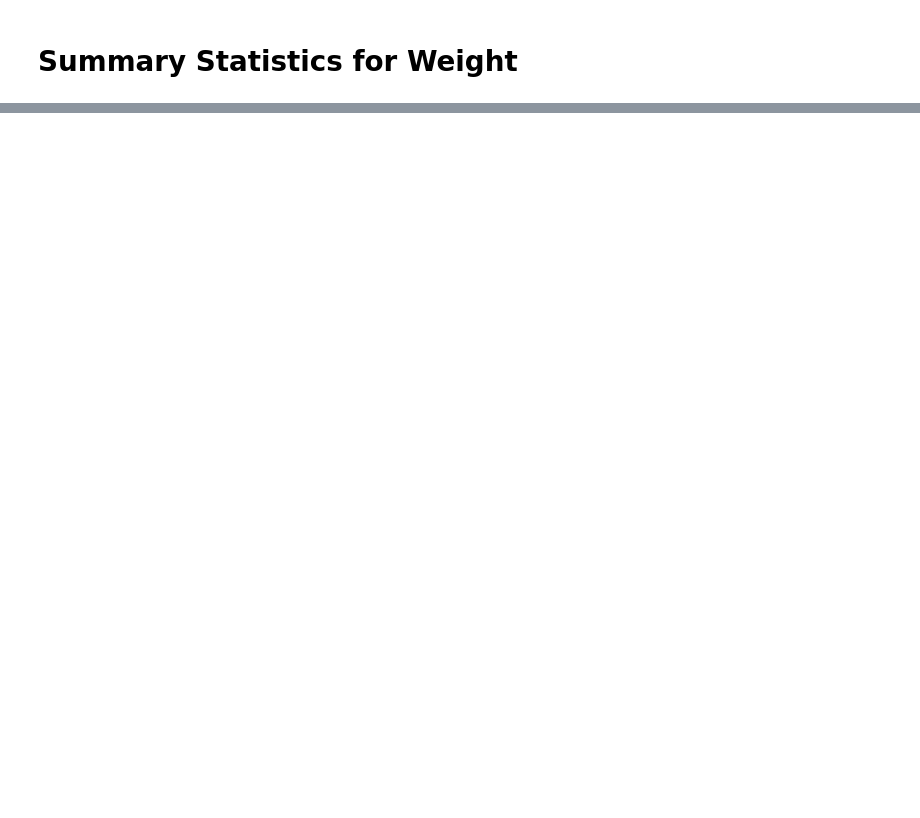
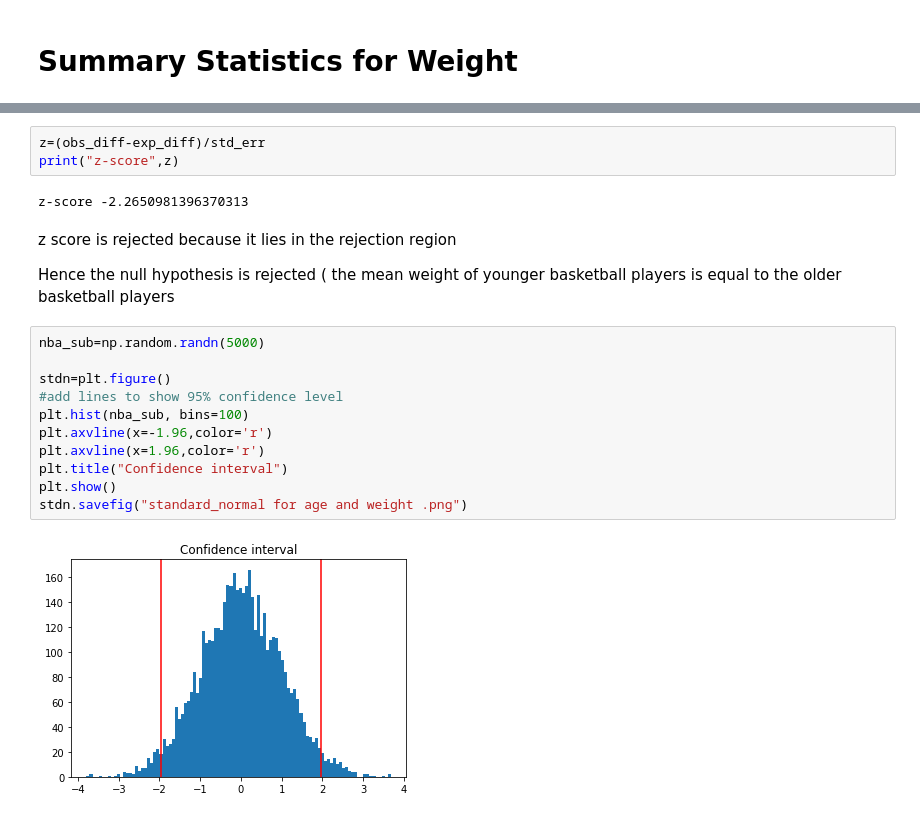
Before and after one commit to Gyagenda/Python-Boot-Camp-, a Jupyter notebook: bootcamp_project.ipynb, the cells around one changed output, grey strips where cells are left out. Cells and saved outputs as stored; diff of their text form; blank space fills up the shorter version.

```diff
--- a/bootcamp_project.ipynb
+++ b/bootcamp_project.ipynb
@@ -140,0 +226,23 @@ ValueError: x and y must be the same size
+# %%
+z=(obs_diff-exp_diff)/std_err
+print("z-score",z)
+# %% [output]
+z-score -2.2650981396370313
+# %% [markdown]
+z score is rejected because it lies in  the rejection region
+
+
+Hence the null hypothesis is rejected ( the mean weight of younger basketball players is equal to the older basketball players
+# %%
+nba_sub=np.random.randn(5000)
+
+stdn=plt.figure()
+#add lines to show 95% confidence level
+plt.hist(nba_sub, bins=100)
+plt.axvline(x=-1.96,color='r')
+plt.axvline(x=1.96,color='r')
+plt.title("Confidence interval")
+plt.show()
+stdn.savefig("standard_normal for age and weight .png")
+# %% [output]
+[figure, added]
```
Also changed, not shown: parts of 23 cells of this notebook.
